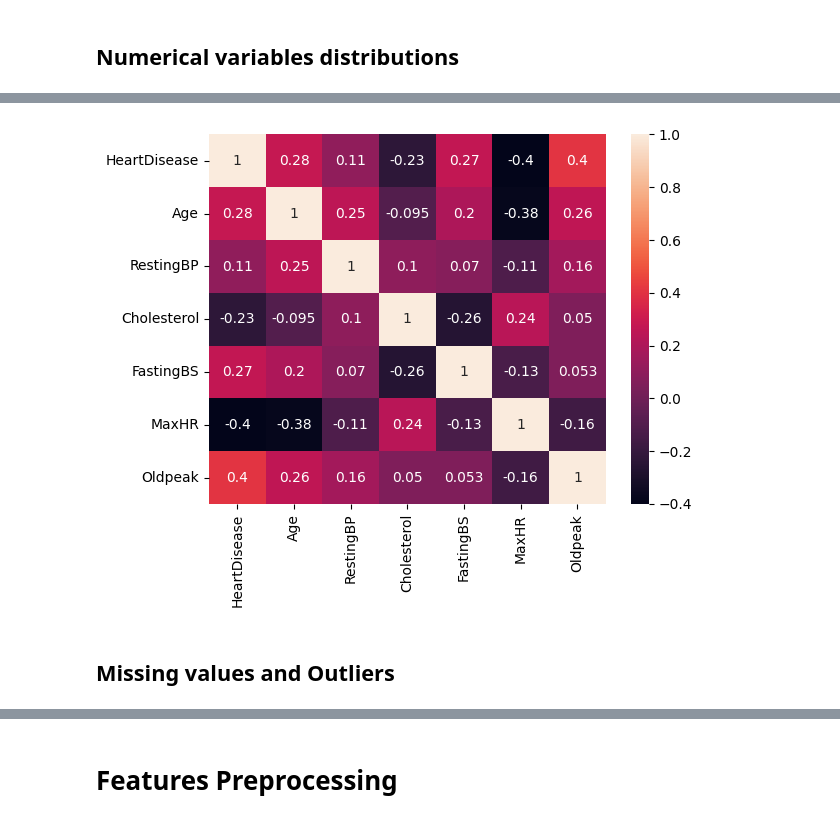
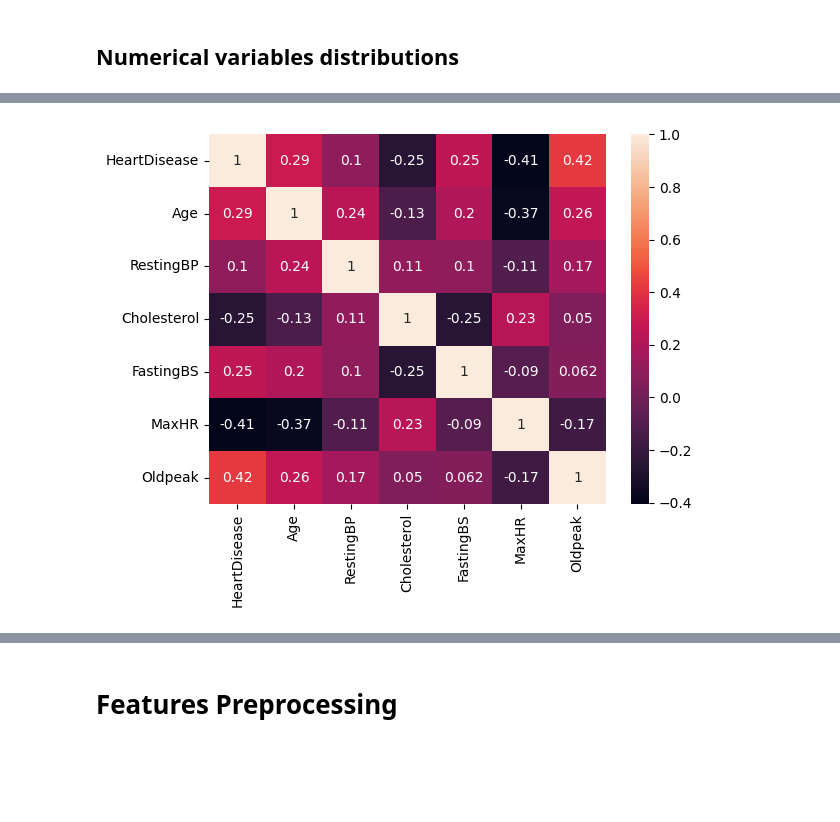
Before and after one commit to juliepinole/eth, a Jupyter notebook: healthcare/heart/Heart_explo.ipynb, the cells around one changed output, grey strips where cells are left out. Drawn from its saved outputs; the diff is of its cells as text; code cells hidden in the pictures; blank space fills up the shorter version.

```diff
--- a/healthcare/heart/Heart_explo.ipynb
+++ b/healthcare/heart/Heart_explo.ipynb
@@ -214,7 +221,5 @@ gr.dist_mult_plots(
 # %%
-sns.heatmap(df_heart[['HeartDisease'] + cols_num_with_binary_no_label].corr(), annot=True)
+sns.heatmap(df_heart_train[['HeartDisease'] + num_features].corr(), annot=True)
 plt.show()
 # %% [output]
-[figure, old version]
+[figure, new version]
-# %% [markdown]
-## Missing values and Outliers
```
Also changed, not shown: parts of 41 cells of this notebook, 3 other files.
